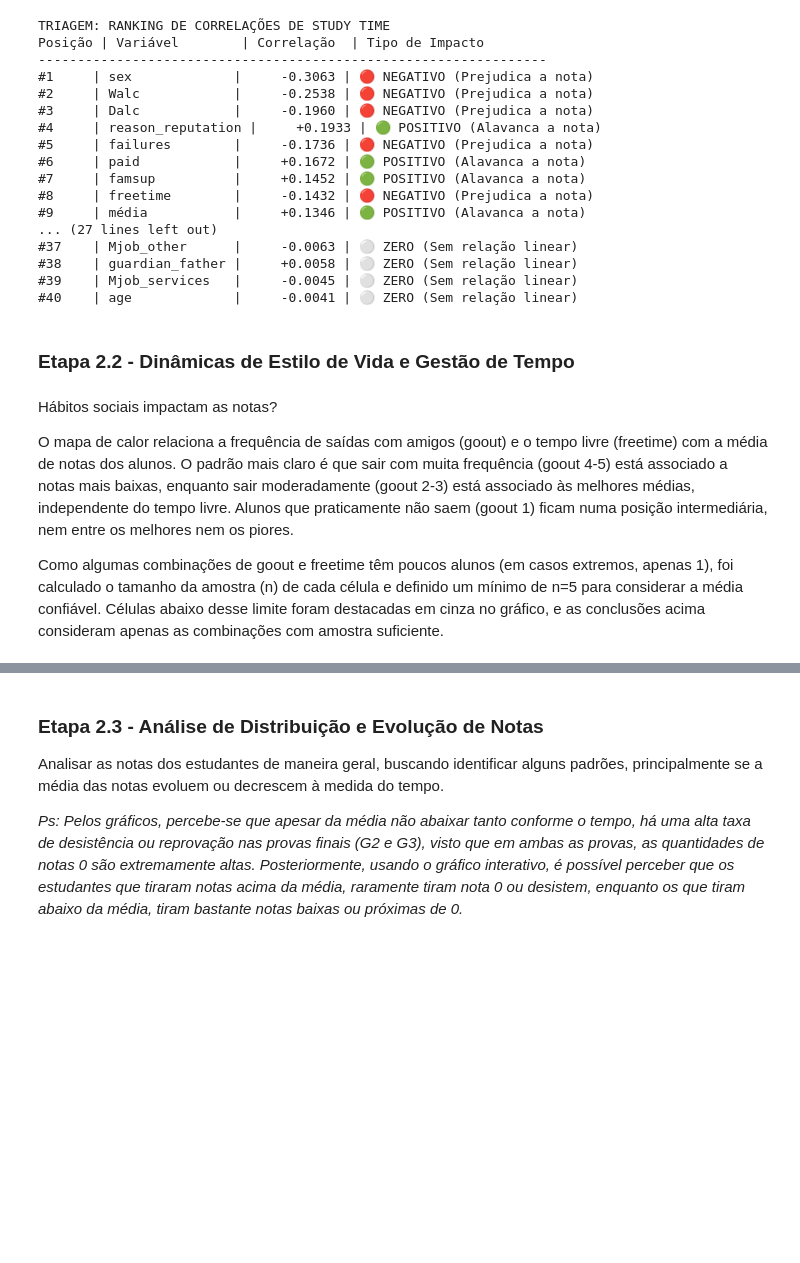
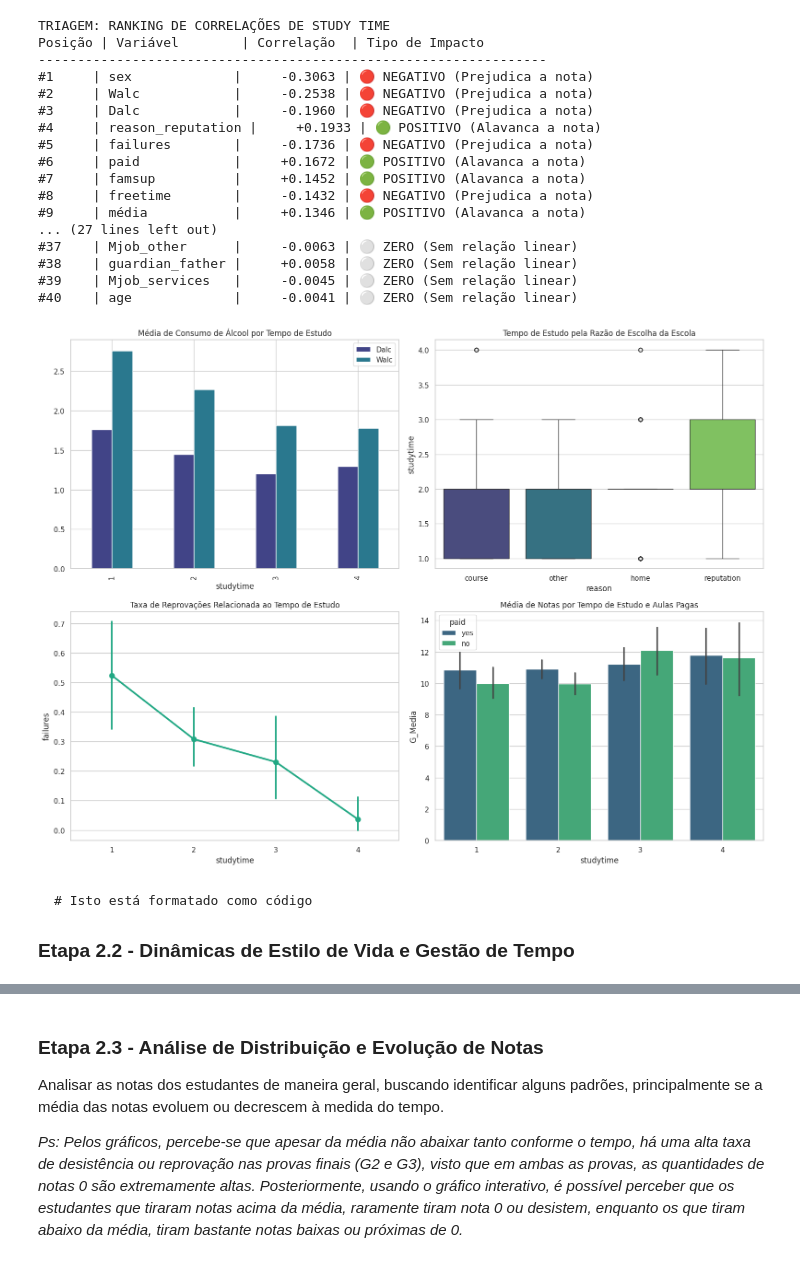
Before and after one commit to felipekenjidev/performance-estudantes, a Jupyter notebook: miniprojetods_performance_estudantes.ipynb, the cells around one changed output, grey strips where cells are left out. Saved outputs shown, nothing was run; the diff lists cells and outputs as text; code cells hidden in the pictures; blank space fills up the shorter version.

````diff
--- a/miniprojetods_performance_estudantes.ipynb
+++ b/miniprojetods_performance_estudantes.ipynb
@@ -794,14 +891,45 @@ Posição | Variável        | Correlação  | Tipo de Impacto
 #Study time vs. failure
 #Study time vs. paid
 #Study time vs. famsup
+# %%
+# Configurações visuais dos gráficos
+sns.set_theme(style="whitegrid")
+plt.rcParams['figure.figsize'] = (10, 6)
+
+# Define viridis colors for consistent use
+viridis_colors = [plt.cm.viridis(0.2), plt.cm.viridis(0.4), plt.cm.viridis(0.6), plt.cm.viridis(0.8)]
+
+# Ensure G_Media is in df for plotting purposes
+if 'G_Media' not in df.columns:
+    df['G_Media'] = (df['G1'] + df['G2'] + df['G3']) / 3
+
+fig, axes = plt.subplots(2, 2, figsize=(16, 12))
+
+# Study time vs Álcool
+df_study_alc = df.groupby('studytime')[['Dalc', 'Walc']].mean().reset_index()
+df_study_alc.plot(x='studytime', kind='bar', ax=axes[0, 0], color=[viridis_colors[0], viridis_colors[1]])
+axes[0, 0].set_title('Média de Consumo de Álcool por Tempo de Estudo')
+
+# Study time vs Reason / Failures
+sns.boxplot(data=df, x='reason', y='studytime', ax=axes[0, 1], palette='viridis', hue='reason', legend=False)
+axes[0, 1].set_title('Tempo de Estudo pela Razão de Escolha da Escola')
+
+sns.pointplot(data=df, x='studytime', y='failures', ax=axes[1, 0], color=viridis_colors[2])
+axes[1, 0].set_title('Taxa de Reprovações Relacionada ao Tempo de Estudo')
+
+# Study time vs Paid / Famsup
+sns.barplot(data=df, x='studytime', y='G_Media', hue='paid', ax=axes[1, 1], palette='viridis')
+axes[1, 1].set_title('Média de Notas por Tempo de Estudo e Aulas Pagas')
+
+plt.tight_layout()
+plt.show()
+# %% [output]
+[figure, added]
 # %% [markdown]
+
+
+```
+# Isto está formatado como código
+```
+
 ### **Etapa 2.2 - Dinâmicas de Estilo de Vida e Gestão de Tempo**
-# %% [markdown]
-Hábitos sociais impactam as notas?
-
-
-
-O mapa de calor relaciona a frequência de saídas com amigos (goout) e o tempo livre (freetime) com a média de notas dos alunos. O padrão mais claro é que sair com muita frequência (goout 4-5) está associado a notas mais baixas, enquanto sair moderadamente (goout 2-3) está associado às melhores médias, independente do tempo livre. Alunos que praticamente não saem (goout 1) ficam numa posição intermediária, nem entre os melhores nem os piores.
-
-
-Como algumas combinações de goout e freetime têm poucos alunos (em casos extremos, apenas 1), foi calculado o tamanho da amostra (n) de cada célula e definido um mínimo de n=5 para considerar a média confiável. Células abaixo desse limite foram destacadas em cinza no gráfico, e as conclusões acima consideram apenas as combinações com amostra suficiente.
````
Also changed, not shown: parts of 18 cells of this notebook.
